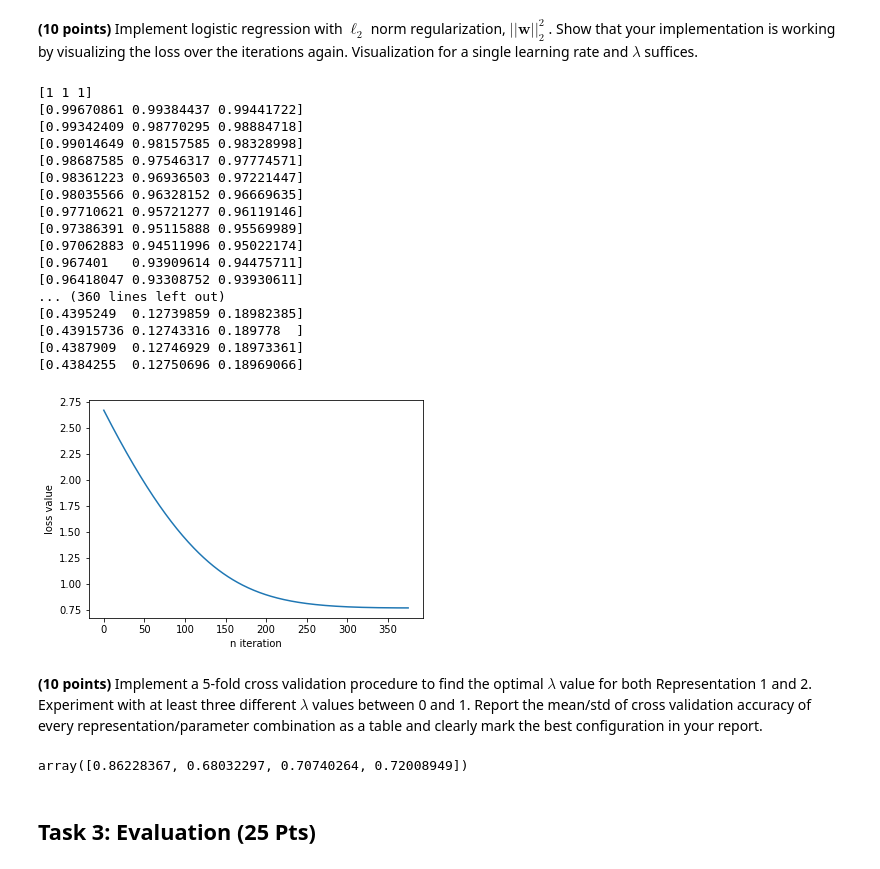
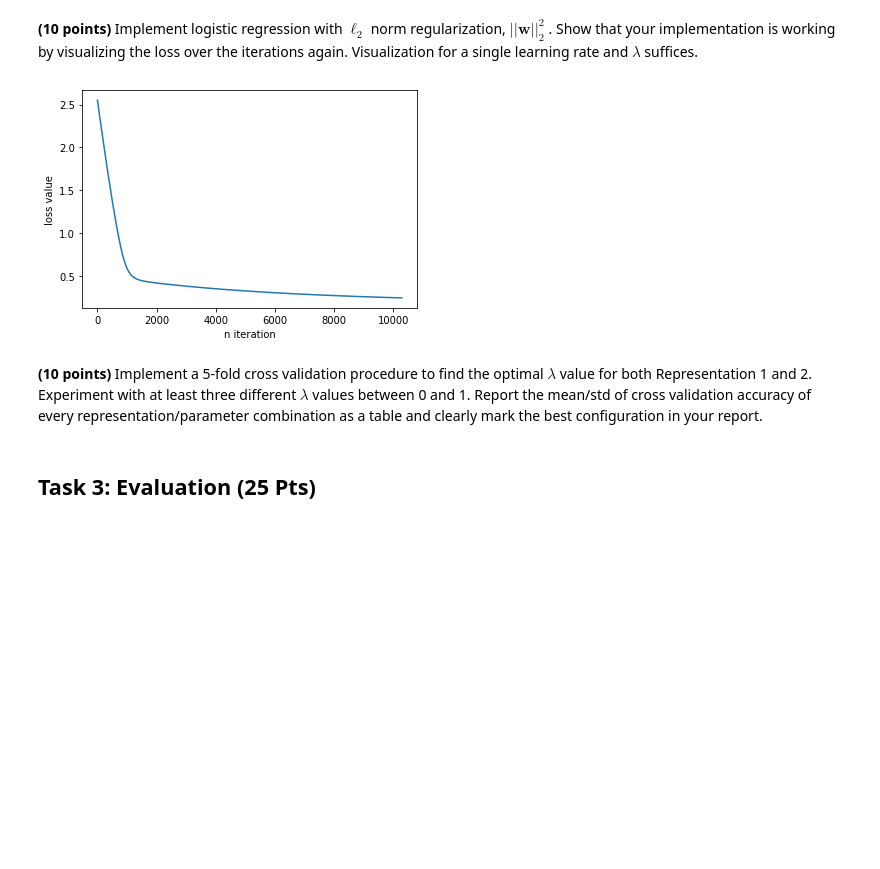
Before and after one commit to yavuzDemir21/Machine-Learning-Digit-Classifier, a Jupyter notebook: SolnTemplate_Yavuz.ipynb, the cells around one changed output. Cells and saved outputs as stored; diff of their text form; code cells hidden in the pictures; blank space fills up the shorter version.

Commit message:
Gradient descent algorithm fixed and accuracy calcualted

```diff
--- a/SolnTemplate_Yavuz.ipynb
+++ b/SolnTemplate_Yavuz.ipynb
@@ -93,7 +93,7 @@ with respect to iteration count (Hint: `plt.plot`). You should observe a decreas
 
 To decide when to terminate the gradient descent iterations, check the absolute difference between the current loss value and the loss value of the previous step. If the difference is less than a small number, such as $10^{-5}$, you can exit the loop.
 # %%
-X = np.array([[1, 1, 1, 1], [5, 1, 2, 1], [4,1,1,2]], np.int32)
+X = np.array([[1, 1, 1, 1], [5, 1, 1, 1], [4,1,1,1]], np.int32)
 y = np.array([[-1,1,1,1]])
 weights = np.array([1,1,1])
 # %%
@@ -101,8 +101,8 @@ def sigmoid(s):
     return np.exp(s)/(1+np.exp(s))
 # %%
 def loss_function(X, y, weights, lm=0):
-    return np.mean(np.log(1+np.exp(-1*y*np.dot(np.transpose(weights), X)))) + lm*np.dot(np.transpose(weights), weights)
+    return np.mean(np.log(1+np.exp(-1*y*np.dot(np.transpose(weights), X)))) + lm*np.dot(np.transpose(weights), weights)/2
 # %%
 def derivative(X, y, weights, lm=0):
     exp_term = np.exp(-1*y*np.dot(np.transpose(weights), X))
-    return (np.transpose(X)*np.mean(-y*(exp_term)/(1+exp_term))).mean(0) + lm*2*weights
+    return (-y*X*exp_term/(1+exp_term)).mean(1) + lm*weights
@@ -115,7 +123,6 @@ def gradient_descent(X, y, weights, learning_rate, lm=0):
     losses=[]
     diff = 1;
     while diff > 0.00001:
-        print(weights)
         loss = loss_function(X,y,weights, lm)
         if len(losses) == 0:
             diff = loss
@@ -123,7 +130,7 @@ def gradient_descent(X, y, weights, learning_rate, lm=0):
             diff = np.abs(losses[len(losses)-1]-loss)
         losses.append(loss)
         gt = derivative(X,y,weights, lm)
-        vt = -gt
+        vt = -1*gt
         weights = weights + learning_rate*vt
 
 
@@ -163,36 +152,15 @@ array([0.84613778, 0.70043017, 0.716596  , 0.73692575])
 **(10 points)** Implement logistic regression with $\ell_2$ norm regularization, $||\mathbf{w}||_{2}^{2}$ . Show that your implementation is working by visualizing the loss over the iterations again. Visualization for a single learning rate and $\lambda$ suffices.
 # %%
 
-w2, losses2 = gradient_descent(X, y, weights, 0.01, 0.05)
+w2, losses2 = gradient_descent(X, y, weights, 0.001, 0.005)
 
 plt.plot(losses2)
 plt.xlabel("n iteration")
 plt.ylabel("loss value")
 plt.show()
 # %% [output]
-[1 1 1]
-[0.99670861 0.99384437 0.99441722]
-[0.99342409 0.98770295 0.98884718]
-[0.99014649 0.98157585 0.98328998]
-[0.98687585 0.97546317 0.97774571]
-[0.98361223 0.96936503 0.97221447]
-[0.98035566 0.96328152 0.96669635]
-[0.97710621 0.95721277 0.96119146]
-[0.97386391 0.95115888 0.95569989]
-[0.97062883 0.94511996 0.95022174]
-[0.967401   0.93909614 0.94475711]
-[0.96418047 0.93308752 0.93930611]
-... (360 lines left out)
-[0.4395249  0.12739859 0.18982385]
-[0.43915736 0.12743316 0.189778  ]
-[0.4387909  0.12746929 0.18973361]
-[0.4384255  0.12750696 0.18969066]
-[figure, old version]
+[figure, new version]
 # %% [markdown]
 **(10 points)** Implement a 5-fold cross validation procedure to find the optimal $\lambda$ value for both Representation 1 and 2. Experiment with at least three different $\lambda$ values between 0 and 1. Report the mean/std of cross validation accuracy of every representation/parameter combination as a table and clearly mark the best configuration in your report.
-# %%
-sigmoid(np.dot(np.transpose(w2), X))
-# %% [output]
-array([0.86228367, 0.68032297, 0.70740264, 0.72008949])
 # %%
 def n_fol_cross_validation(X, y, weights, learning_rate, lm, n):
```
Also changed, not shown: parts of 8 cells of this notebook.
